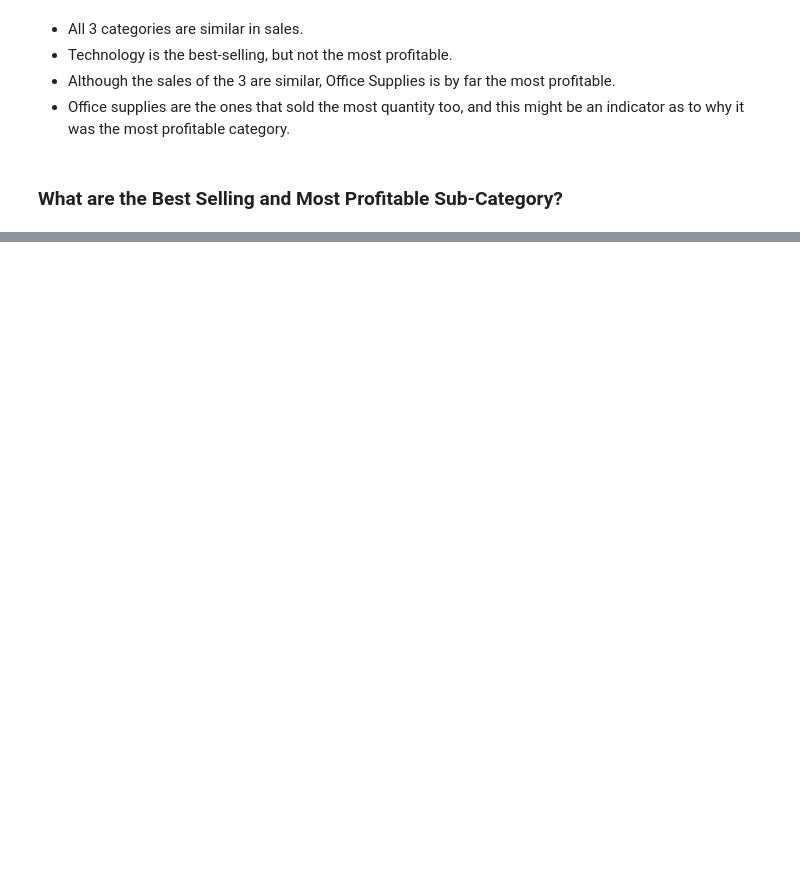
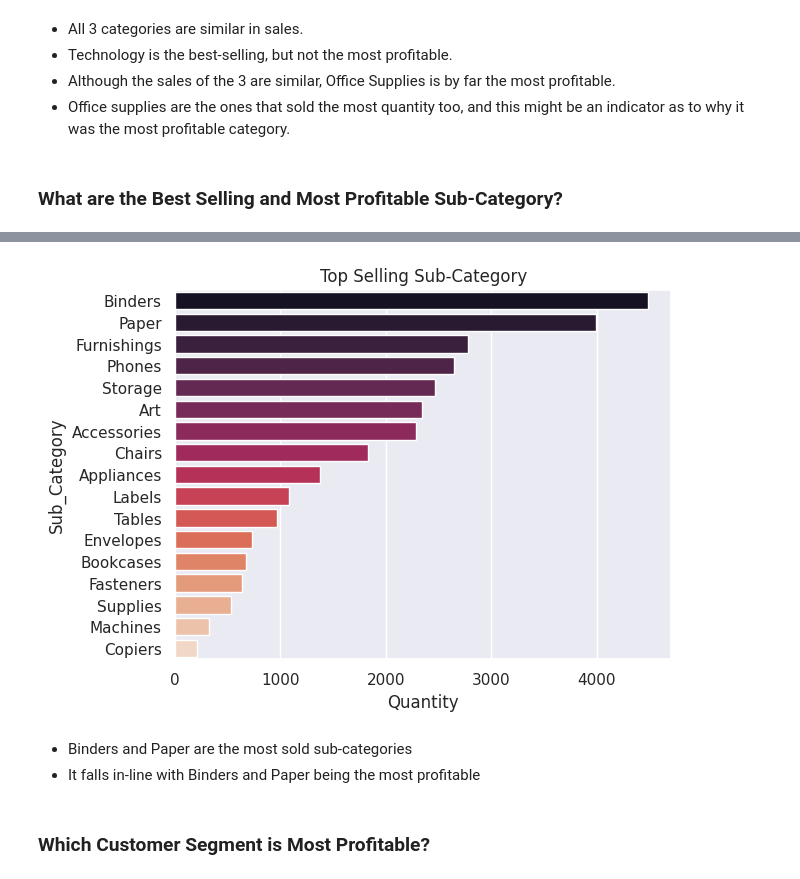
Before and after one commit to kokakokabot/superstore-sales, a Jupyter notebook: analysis.ipynb, the cells around one changed output, grey strips where cells are left out. Cells and saved outputs as stored; diff of their text form; code cells hidden in the pictures; blank space fills up the shorter version.

```diff
--- a/analysis.ipynb
+++ b/analysis.ipynb
@@ -185,0 +268,3 @@ figure.tight_layout()
+# %%
+subcategory_quantity = pd.DataFrame(sales_data.groupby(['Sub_Category'])[['Quantity']].sum().sort_values('Quantity', ascending=False))
+subcategory_quantity
@@ -185,0 +291,14 @@ figure.tight_layout()
+# %%
+# Plotting the Top Selling Category
+
+sns.set_theme(style="darkgrid")
+sns.barplot(data = subcategory_quantity, y = subcategory_quantity.index, x = subcategory_quantity.Quantity, palette = "rocket")
+plt.title("Top Selling Sub-Category")
+plt.show()
+# %% [output]
+[figure, added]
+# %% [markdown]
+- Binders and Paper are the most sold sub-categories
+- It falls in-line with Binders and Paper being the most profitable
+# %% [markdown]
+### Which Customer Segment is Most Profitable?
```
Also changed, not shown: parts of 25 cells of this notebook, 1 other file.
